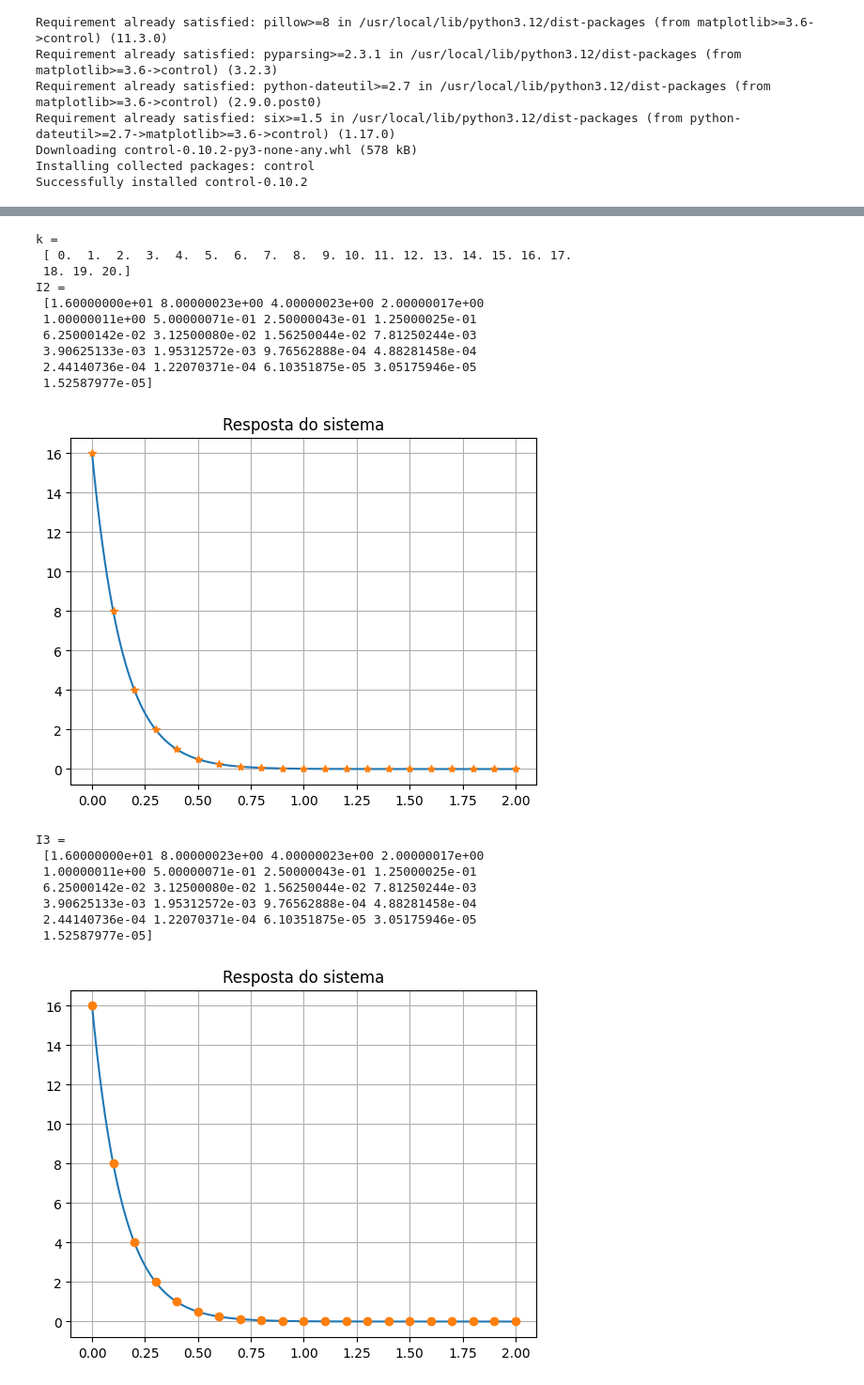
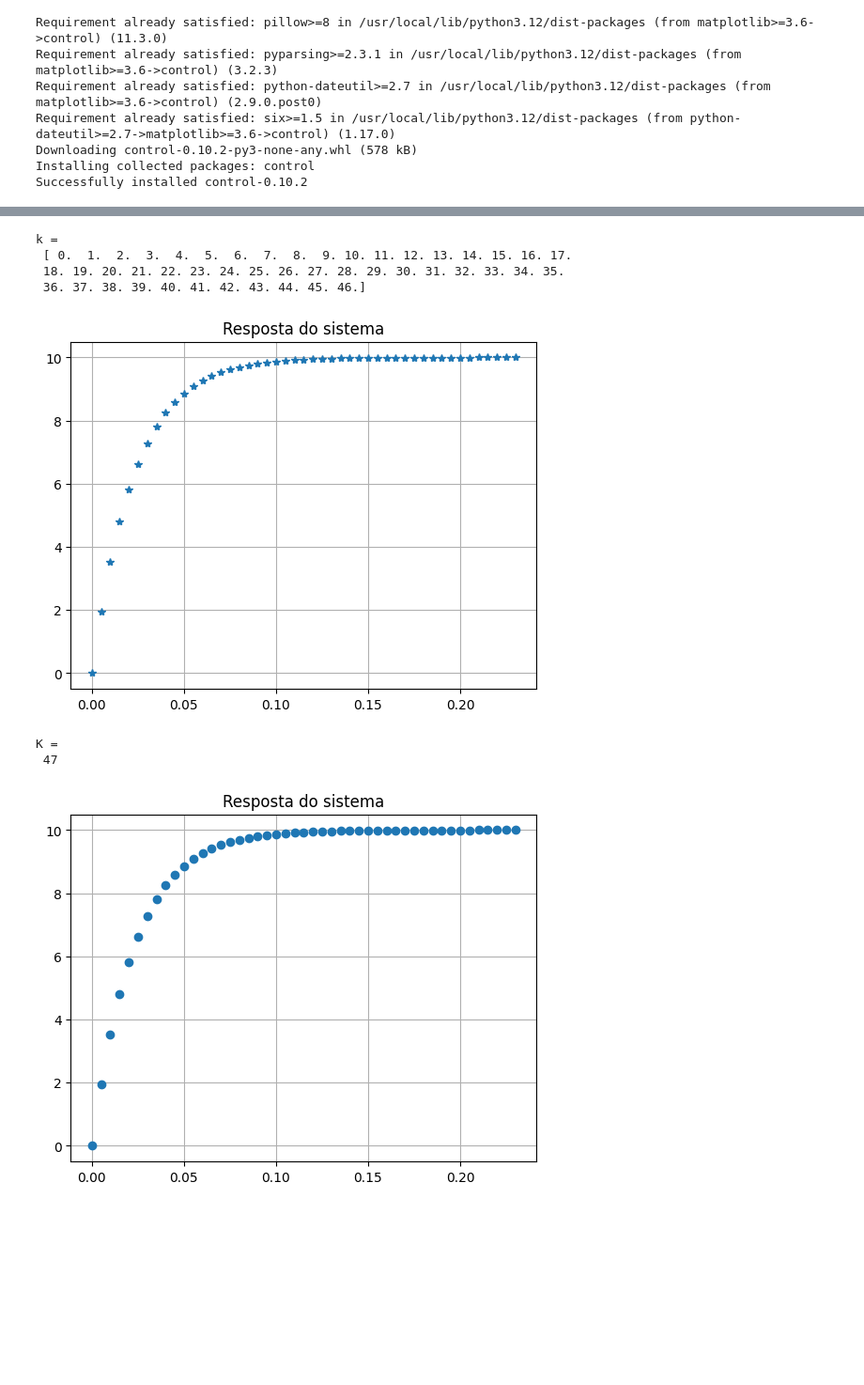
Before and after one commit to MatheusrCunha/sistemas-de-controle-2, a Jupyter notebook: equacao_recursiva.ipynb, the cells around one changed output, grey strips where cells are left out. Shown: that part at 94% size. Saved outputs shown, nothing was run; the diff lists cells and outputs as text; code cells hidden in the pictures; blank space fills up the shorter version.

```diff
--- a/equacao_recursiva.ipynb
+++ b/equacao_recursiva.ipynb
@@ -30,11 +30,19 @@ import math
 import cmath
 import matplotlib.pyplot as plt
 # %%
+V3 = 10;
+Vo = 100
+R = 23;
+C = 1000e-6;
+NT = 23;
+
 Io = 16;            # valor inicial
-T = .1;             # período de amostragem
-RC = 0.14426951;    # constante RC
-Tf = 2;             # tempo final de simulação
+T = 5e-3;             # período de amostragem
+RC = R*C;    # constante RC
+Tf = NT*10e-3;                 # tempo final de simulação
 Kmax = int(Tf/T+1);
 a = np.exp(-T/RC);
+b = 1 - np.exp(-T/RC);
+print("b = \n", b)
 print("a = \n",a)
 # %% [output]
@@ -42,0 +82,13 @@ a =
+# %%
+I3 = np.zeros(Kmax);
+I3[0] = 100;   # para k = 0
+
+for j in range(1,Kmax):
+    I3[j]=a*I3[j-1];
+
+print("I3 = \n",I3)
+plt.figure()
+plt.title("Resposta do sistema")
+plt.grid(True)
+plt.plot(t,V1,k*T, I3,'o')
+plt.show()
@@ -52,44 +122,35 @@ plt.show()
 # %%
 k = np.linspace(0, Tf/T, Kmax);
 print("k = \n",k)
-I2 = Io*np.exp(-k*T/RC);
-print("I2 = \n",I2)
+V5 = V3*(1 - np.exp(-k*T/RC));
+#print("V2 = \n", V2)
 plt.figure()
 plt.title("Resposta do sistema")
 plt.grid(True)
-plt.plot(t,I1,k*T, I2,'*')
+plt.plot(k*T, V5,'*')
 plt.show()
 # %% [output]
 k =
  [ 0.  1.  2.  3.  4.  5.  6.  7.  8.  9. 10. 11. 12. 13. 14. 15. 16. 17.
- 18. 19. 20.]
-I2 =
- [1.60000000e+01 8.00000023e+00 4.00000023e+00 2.00000017e+00
- 1.00000011e+00 5.00000071e-01 2.50000043e-01 1.25000025e-01
- 6.25000142e-02 3.12500080e-02 1.56250044e-02 7.81250244e-03
- 3.90625133e-03 1.95312572e-03 9.76562888e-04 4.88281458e-04
- 2.44140736e-04 1.22070371e-04 6.10351875e-05 3.05175946e-05
- 1.52587977e-05]
+ 18. 19. 20. 21. 22. 23. 24. 25. 26. 27. 28. 29. 30. 31. 32. 33. 34. 35.
+ 36. 37. 38. 39. 40. 41. 42. 43. 44. 45. 46.]
-[figure, old version]
+[figure, new version]
 # %%
-I3 = np.zeros(Kmax);
-I3[0] = Io;   # para k = 0
+Vc4 = np.zeros(Kmax);
+Vc4[0] = 0;   # para k = 0
+
+print("K = \n", Kmax)
 
 for j in range(1,Kmax):
-    I3[j]=a*I3[j-1];
+     Vc4[j]=a*Vc4[j-1] + b*V3;
 
-print("I3 = \n",I3)
+#print("Vc4 = \n",Vc4)
 plt.figure()
 plt.title("Resposta do sistema")
 plt.grid(True)
-plt.plot(t,I1,k*T, I3,'o')
+plt.plot(k*T, Vc4,'o')
 plt.show()
 # %% [output]
-I3 =
- [1.60000000e+01 8.00000023e+00 4.00000023e+00 2.00000017e+00
- 1.00000011e+00 5.00000071e-01 2.50000043e-01 1.25000025e-01
- 6.25000142e-02 3.12500080e-02 1.56250044e-02 7.81250244e-03
- 3.90625133e-03 1.95312572e-03 9.76562888e-04 4.88281458e-04
- 2.44140736e-04 1.22070371e-04 6.10351875e-05 3.05175946e-05
- 1.52587977e-05]
+K =
+ 47
-[figure, old version]
+[figure, new version]
```
Also changed, not shown: parts of 5 cells of this notebook.
